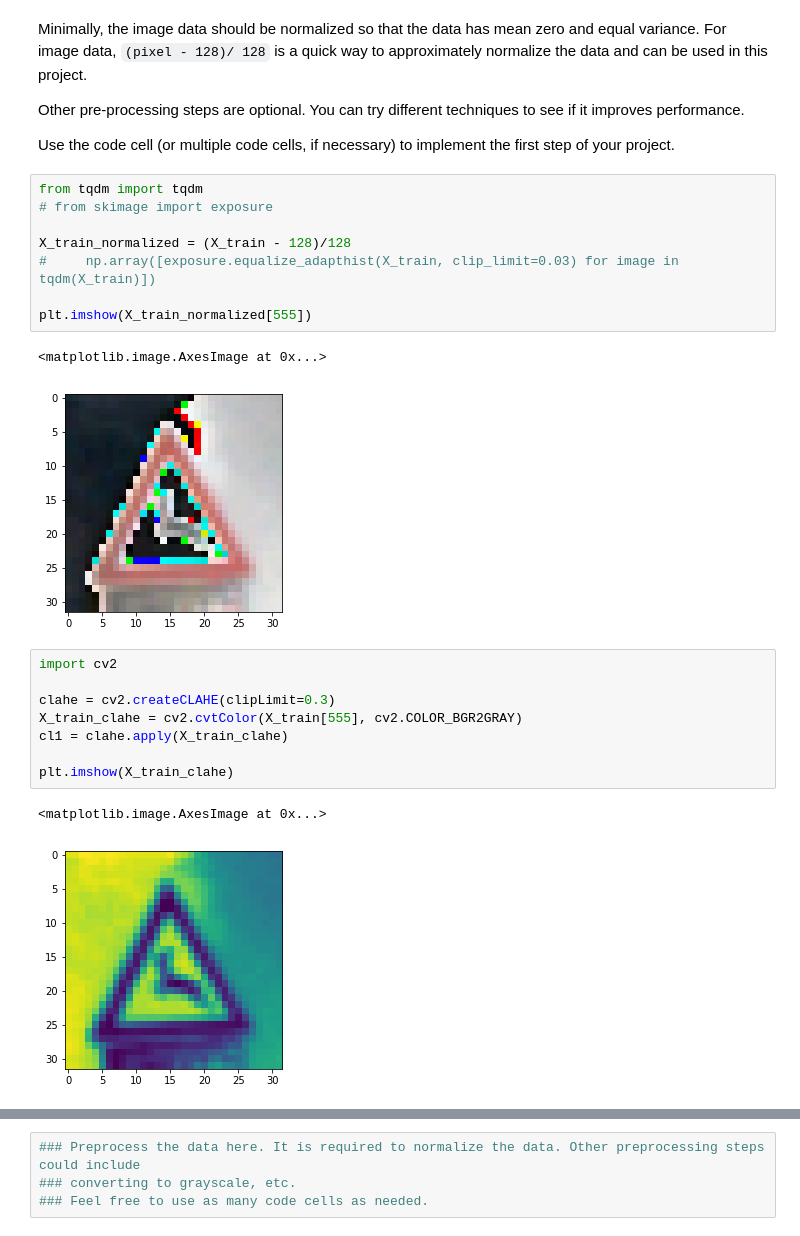
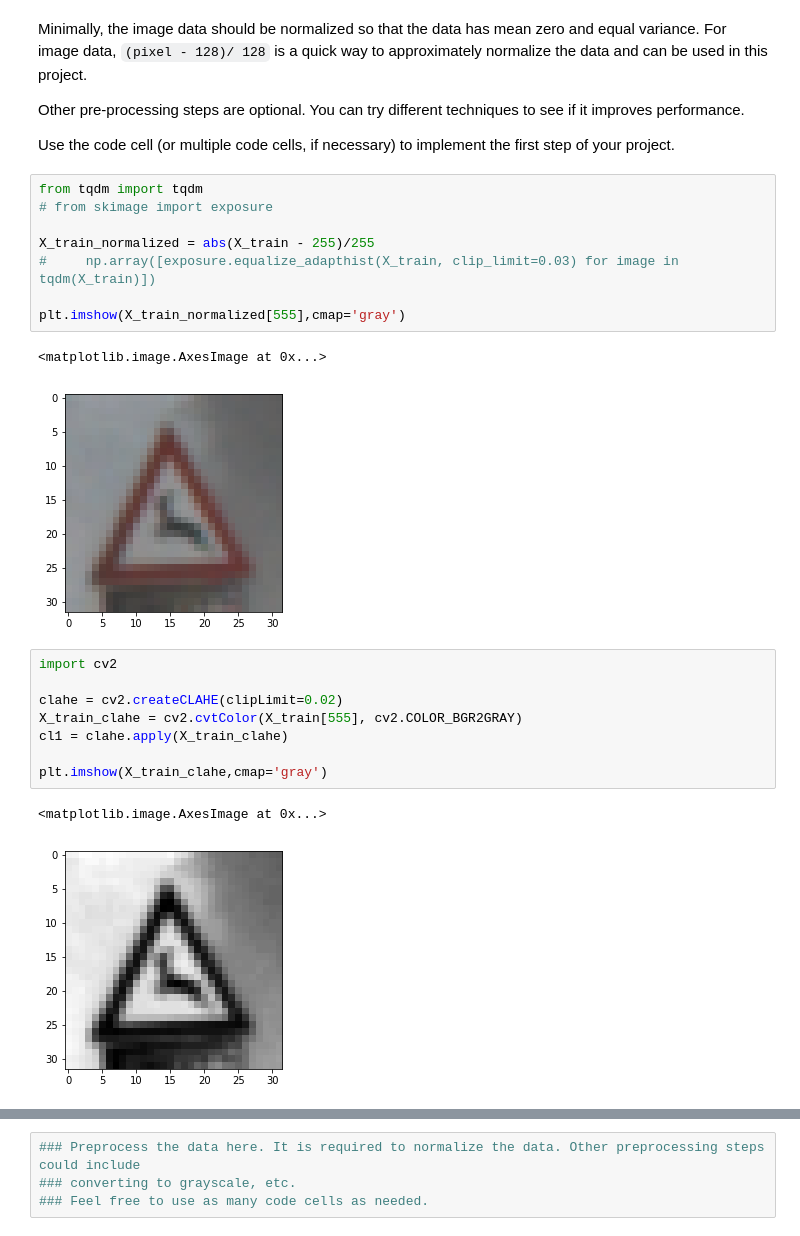
Before and after one commit to skat00sh/CarND-Traffic-Sign-Classifier-Project, a Jupyter notebook: Traffic_Sign_Classifier.ipynb, the cells around one changed output, grey strips where cells are left out. Saved outputs shown, nothing was run; the diff lists cells and outputs as text.

```diff
--- a/Traffic_Sign_Classifier.ipynb
+++ b/Traffic_Sign_Classifier.ipynb
@@ -170,22 +188,22 @@ Use the code cell (or multiple code cells, if necessary) to implement the first
 # %%
 from tqdm import tqdm
 # from skimage import exposure
 
-X_train_normalized = (X_train - 128)/128
+X_train_normalized = abs(X_train - 255)/255
 #     np.array([exposure.equalize_adapthist(X_train, clip_limit=0.03) for image in tqdm(X_train)])
 
-plt.imshow(X_train_normalized[555])
+plt.imshow(X_train_normalized[555],cmap='gray')
 # %% [output]
 <matplotlib.image.AxesImage at 0x...>
-[figure, old version]
+[figure, new version]
 # %%
 import cv2
 
-clahe = cv2.createCLAHE(clipLimit=0.3)
+clahe = cv2.createCLAHE(clipLimit=0.02)
 X_train_clahe = cv2.cvtColor(X_train[555], cv2.COLOR_BGR2GRAY)
 cl1 = clahe.apply(X_train_clahe)
 
-plt.imshow(X_train_clahe)
+plt.imshow(X_train_clahe,cmap='gray')
 # %% [output]
 <matplotlib.image.AxesImage at 0x...>
-[figure, old version]
+[figure, new version]
```
Also changed, not shown: parts of 11 cells of this notebook.
